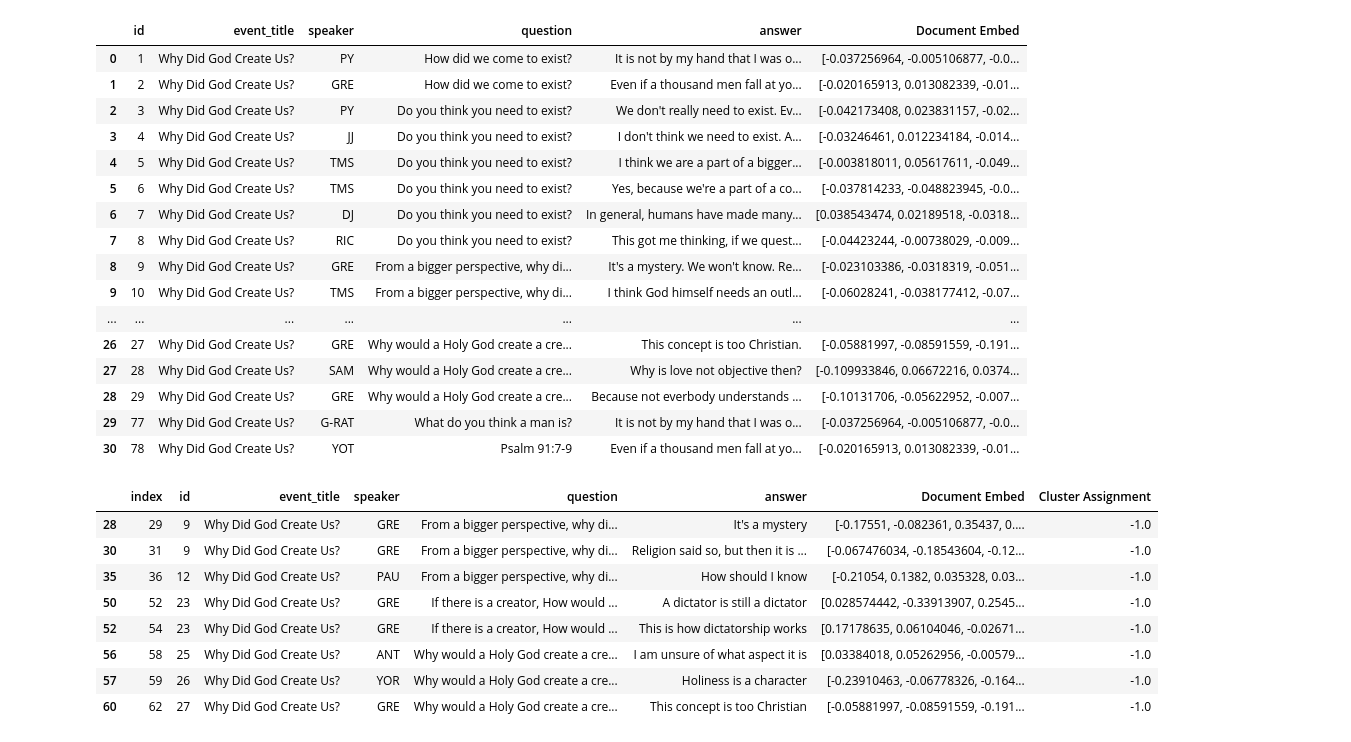
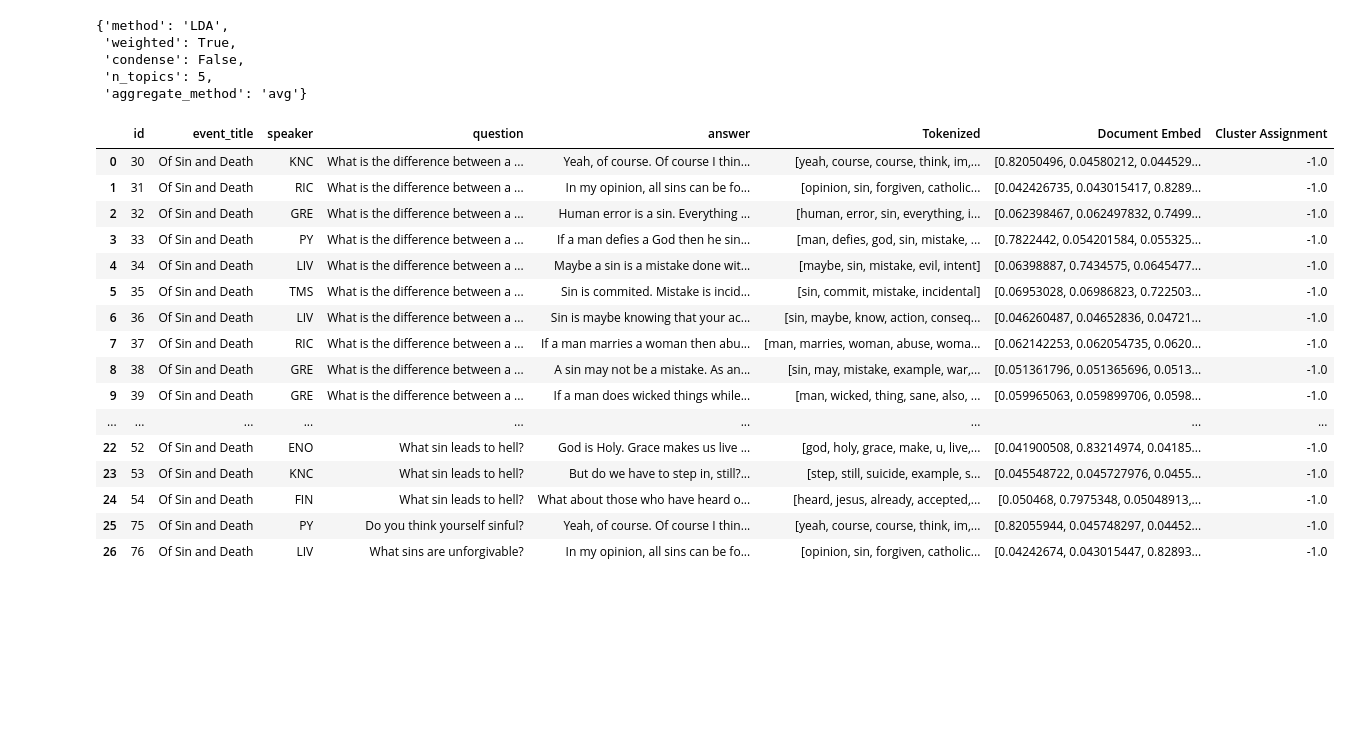
Before and after one commit to peterYudhistira/audio-scribo-comperio-experiments, a Jupyter notebook: Finalized/clean experimenting place.ipynb, the cells around one changed output. Drawn from its saved outputs; the diff is of its cells as text; code cells hidden in the pictures; blank space fills up the shorter version.

```diff
--- a/Finalized/clean experimenting place.ipynb
+++ b/Finalized/clean experimenting place.ipynb
@@ -479,3 +555,5 @@ class AnomalyDetector():
 # %%
 dh = db.DatabaseHandler("testdb.db")
-ad = AnomalyDetector(dh=dh, modelName="glove-wiki-gigaword-300")
+ad = AnomalyDetector(dh=dh, modelName="")
+ad.SetDefaultParams()
+ad.SetDFFromDB(eventID=19, splitBySentences=False)
@@ -484,33 +560,35 @@ ad.SetDFFromDB(ad.dh, 18, splitBySentences=False)
+# %%
+
+ad.SetAnomalyDetectionParam("algorithm", "LOF")
+ad.SetAnomalyDetectionParam("estimators", 500)
+ad.SetAnomalyDetectionParam("contamination", 0.01)
+ad.SetAnomalyDetectionParam("neighbors", 5)
+ad.SetFeatureExtractionParam("method", "LDA")
+ad.FeatureExtractionParams
+# %% [output]
+{'method': 'LDA',
+ 'weighted': True,
+ 'condense': False,
+ 'n_topics': 5,
+ 'aggregate_method': 'avg'}
 # %%
+ad.GetAnomalies()
 ad.df
 # %% [output]
-|  | id | event_title | speaker | question | answer | Document Embed |
-| 0 | 1 | Why Did God Create Us? | PY | How did we come to exist? | It is not by my hand that I was o... | [-0.037256964, -0.005106877, -0.0... |
-| 1 | 2 | Why Did God Create Us? | GRE | How did we come to exist? | Even if a thousand men fall at yo... | [-0.020165913, 0.013082339, -0.01... |
-| 2 | 3 | Why Did God Create Us? | PY | Do you think you need to exist? | We don't really need to exist. Ev... | [-0.042173408, 0.023831157, -0.02... |
-| 3 | 4 | Why Did God Create Us? | JJ | Do you think you need to exist? | I don't think we need to exist. A... | [-0.03246461, 0.012234184, -0.014... |
-| 4 | 5 | Why Did God Create Us? | TMS | Do you think you need to exist? | I think we are a part of a bigger... | [-0.003818011, 0.05617611, -0.049... |
-| 5 | 6 | Why Did God Create Us? | TMS | Do you think you need to exist? | Yes, because we're a part of a co... | [-0.037814233, -0.048823945, -0.0... |
-| 6 | 7 | Why Did God Create Us? | DJ | Do you think you need to exist? | In general, humans have made many... | [0.038543474, 0.02189518, -0.0318... |
-| 7 | 8 | Why Did God Create Us? | RIC | Do you think you need to exist? | This got me thinking, if we quest... | [-0.04423244, -0.00738029, -0.009... |
-| 8 | 9 | Why Did God Create Us? | GRE | From a bigger perspective, why di... | It's a mystery. We won't know. Re... | [-0.023103386, -0.0318319, -0.051... |
-| 9 | 10 | Why Did God Create Us? | TMS | From a bigger perspective, why di... | I think God himself needs an outl... | [-0.06028241, -0.038177412, -0.07... |
-| ... | ... | ... | ... | ... | ... | ... |
-| 26 | 27 | Why Did God Create Us? | GRE | Why would a Holy God create a cre... | This concept is too Christian. | [-0.05881997, -0.08591559, -0.191... |
-| 27 | 28 | Why Did God Create Us? | SAM | Why would a Holy God create a cre... | Why is love not objective then? | [-0.109933846, 0.06672216, 0.0374... |
-| 28 | 29 | Why Did God Create Us? | GRE | Why would a Holy God create a cre... | Because not everbody understands ... | [-0.10131706, -0.05622952, -0.007... |
-| 29 | 77 | Why Did God Create Us? | G-RAT | What do you think a man is? | It is not by my hand that I was o... | [-0.037256964, -0.005106877, -0.0... |
-| 30 | 78 | Why Did God Create Us? | YOT | Psalm 91:7-9 | Even if a thousand men fall at yo... | [-0.020165913, 0.013082339, -0.01... |
+|  | id | event_title | speaker | question | answer | Tokenized | Document Embed | Cluster Assignment |
+| 0 | 30 | Of Sin and Death | KNC | What is the difference between a ... | Yeah, of course. Of course I thin... | [yeah, course, course, think, im,... | [0.82050496, 0.04580212, 0.044529... | -1.0 |
+| 1 | 31 | Of Sin and Death | RIC | What is the difference between a ... | In my opinion, all sins can be fo... | [opinion, sin, forgiven, catholic... | [0.042426735, 0.043015417, 0.8289... | -1.0 |
+| 2 | 32 | Of Sin and Death | GRE | What is the difference between a ... | Human error is a sin. Everything ... | [human, error, sin, everything, i... | [0.062398467, 0.062497832, 0.7499... | -1.0 |
+| 3 | 33 | Of Sin and Death | PY | What is the difference between a ... | If a man defies a God then he sin... | [man, defies, god, sin, mistake, ... | [0.7822442, 0.054201584, 0.055325... | -1.0 |
+| 4 | 34 | Of Sin and Death | LIV | What is the difference between a ... | Maybe a sin is a mistake done wit... | [maybe, sin, mistake, evil, intent] | [0.06398887, 0.7434575, 0.0645477... | -1.0 |
+| 5 | 35 | Of Sin and Death | TMS | What is the difference between a ... | Sin is commited. Mistake is incid... | [sin, commit, mistake, incidental] | [0.06953028, 0.06986823, 0.722503... | -1.0 |
+| 6 | 36 | Of Sin and Death | LIV | What is the difference between a ... | Sin is maybe knowing that your ac... | [sin, maybe, know, action, conseq... | [0.046260487, 0.04652836, 0.04721... | -1.0 |
+| 7 | 37 | Of Sin and Death | RIC | What is the difference between a ... | If a man marries a woman then abu... | [man, marries, woman, abuse, woma... | [0.062142253, 0.062054735, 0.0620... | -1.0 |
+| 8 | 38 | Of Sin and Death | GRE | What is the difference between a ... | A sin may not be a mistake. As an... | [sin, may, mistake, example, war,... | [0.051361796, 0.051365696, 0.0513... | -1.0 |
+| 9 | 39 | Of Sin and Death | GRE | What is the difference between a ... | If a man does wicked things while... | [man, wicked, thing, sane, also, ... | [0.059965063, 0.059899706, 0.0598... | -1.0 |
+| ... | ... | ... | ... | ... | ... | ... | ... | ... |
+| 22 | 52 | Of Sin and Death | ENO | What sin leads to hell? | God is Holy. Grace makes us live ... | [god, holy, grace, make, u, live,... | [0.041900508, 0.83214974, 0.04185... | -1.0 |
+| 23 | 53 | Of Sin and Death | KNC | What sin leads to hell? | But do we have to step in, still?... | [step, still, suicide, example, s... | [0.045548722, 0.045727976, 0.0455... | -1.0 |
+| 24 | 54 | Of Sin and Death | FIN | What sin leads to hell? | What about those who have heard o... | [heard, jesus, already, accepted,... | [0.050468, 0.7975348, 0.05048913,... | -1.0 |
+| 25 | 75 | Of Sin and Death | PY | Do you think yourself sinful? | Yeah, of course. Of course I thin... | [yeah, course, course, think, im,... | [0.82055944, 0.045748297, 0.04452... | -1.0 |
+| 26 | 76 | Of Sin and Death | LIV | What sins are unforgivable? | In my opinion, all sins can be fo... | [opinion, sin, forgiven, catholic... | [0.04242674, 0.043015447, 0.82893... | -1.0 |
-# %%
-anomaly, good = ad.GetAnomalies_IsolationForest_Embedding(isWeighted=True, aggregateMethod="avg", isReturnSeparate=True)
-anomaly
-# %% [output]
-|  | index | id | event_title | speaker | question | answer | Document Embed | Cluster Assignment |
-| 28 | 29 | 9 | Why Did God Create Us? | GRE | From a bigger perspective, why di... | It's a mystery | [-0.17551, -0.082361, 0.35437, 0.... | -1.0 |
-| 30 | 31 | 9 | Why Did God Create Us? | GRE | From a bigger perspective, why di... | Religion said so, but then it is ... | [-0.067476034, -0.18543604, -0.12... | -1.0 |
-| 35 | 36 | 12 | Why Did God Create Us? | PAU | From a bigger perspective, why di... | How should I know | [-0.21054, 0.1382, 0.035328, 0.03... | -1.0 |
-| 50 | 52 | 23 | Why Did God Create Us? | GRE | If there is a creator, How would ... | A dictator is still a dictator | [0.028574442, -0.33913907, 0.2545... | -1.0 |
-| 52 | 54 | 23 | Why Did God Create Us? | GRE | If there is a creator, How would ... | This is how dictatorship works | [0.17178635, 0.06104046, -0.02671... | -1.0 |
-| 56 | 58 | 25 | Why Did God Create Us? | ANT | Why would a Holy God create a cre... | I am unsure of what aspect it is | [0.03384018, 0.05262956, -0.00579... | -1.0 |
-| 57 | 59 | 26 | Why Did God Create Us? | YOR | Why would a Holy God create a cre... | Holiness is a character | [-0.23910463, -0.06778326, -0.164... | -1.0 |
-| 60 | 62 | 27 | Why Did God Create Us? | GRE | Why would a Holy God create a cre... | This concept is too Christian | [-0.05881997, -0.08591559, -0.191... | -1.0 |
```
Also changed, not shown: parts of 2 cells of this notebook.
